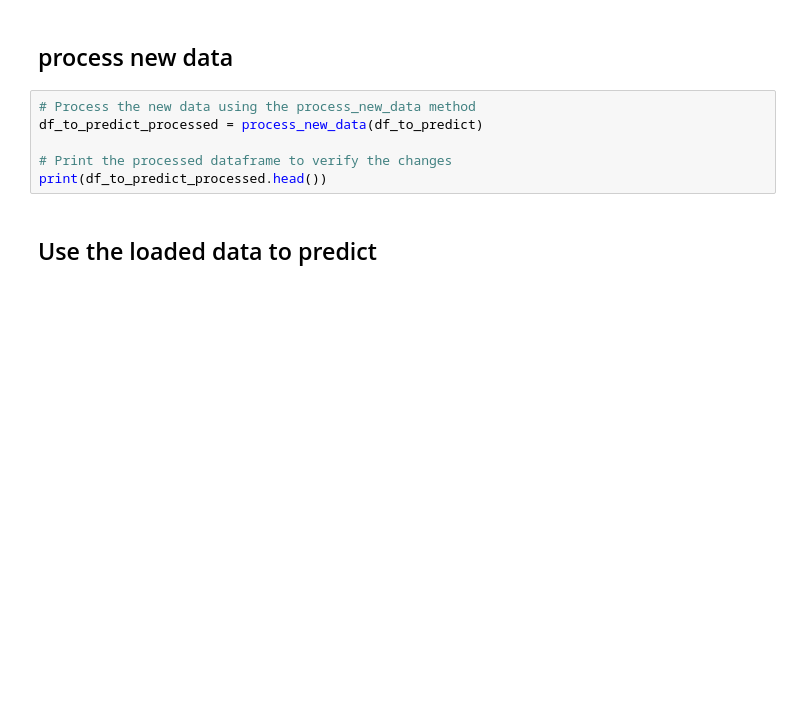
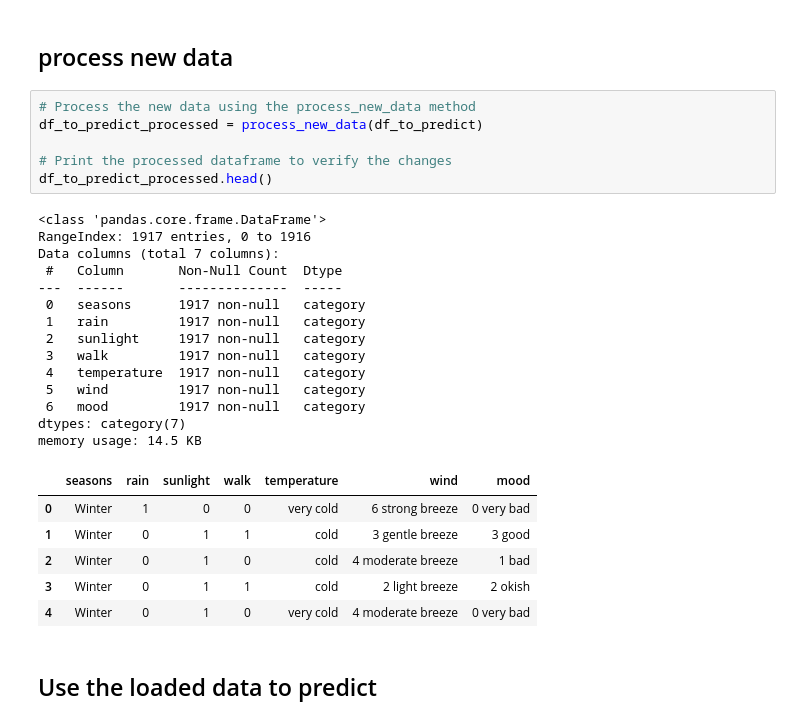
Before and after one commit to prasadadhav/bn_to_walk_or_not, a Jupyter notebook: bnn_train_onlydiscrete.ipynb, the cells around one changed output. Cells and saved outputs as stored; diff of their text form; blank space fills up the shorter version.

```diff
--- a/bnn_train_onlydiscrete.ipynb
+++ b/bnn_train_onlydiscrete.ipynb
@@ -538,9 +592,30 @@ df_to_predict.head()
 # %%
 # Process the new data using the process_new_data method
 df_to_predict_processed = process_new_data(df_to_predict)
 
 # Print the processed dataframe to verify the changes
-print(df_to_predict_processed.head())
+df_to_predict_processed.head()
+# %% [output]
+<class 'pandas.core.frame.DataFrame'>
+RangeIndex: 1917 entries, 0 to 1916
+Data columns (total 7 columns):
+ #   Column       Non-Null Count  Dtype
+---  ------       --------------  -----
+ 0   seasons      1917 non-null   category
+ 1   rain         1917 non-null   category
+ 2   sunlight     1917 non-null   category
+ 3   walk         1917 non-null   category
+ 4   temperature  1917 non-null   category
+ 5   wind         1917 non-null   category
+ 6   mood         1917 non-null   category
+dtypes: category(7)
+memory usage: 14.5 KB
+|  | seasons | rain | sunlight | walk | temperature | wind | mood |
+| 0 | Winter | 1 | 0 | 0 | very cold | 6 strong breeze | 0 very bad |
+| 1 | Winter | 0 | 1 | 1 | cold | 3 gentle breeze | 3 good |
+| 2 | Winter | 0 | 1 | 0 | cold | 4 moderate breeze | 1 bad |
+| 3 | Winter | 0 | 1 | 1 | cold | 2 light breeze | 2 okish |
+| 4 | Winter | 0 | 1 | 0 | very cold | 4 moderate breeze | 0 very bad |
 # %% [markdown]
 ## Use the loaded data to predict
 # %%
```
Also changed, not shown: parts of 27 cells of this notebook, 5 other files.
